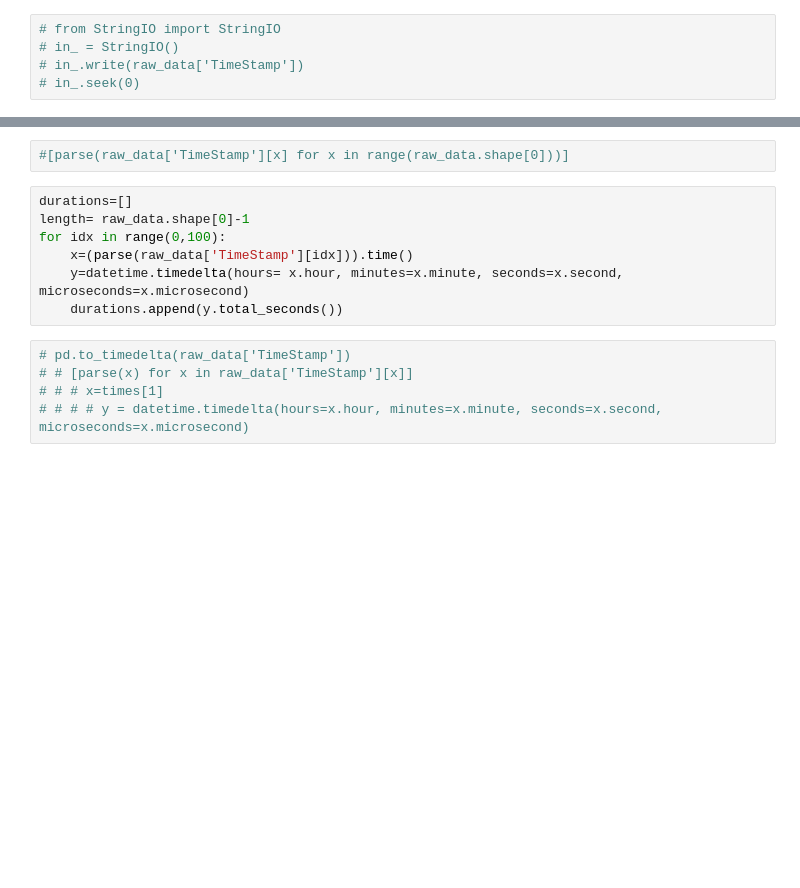
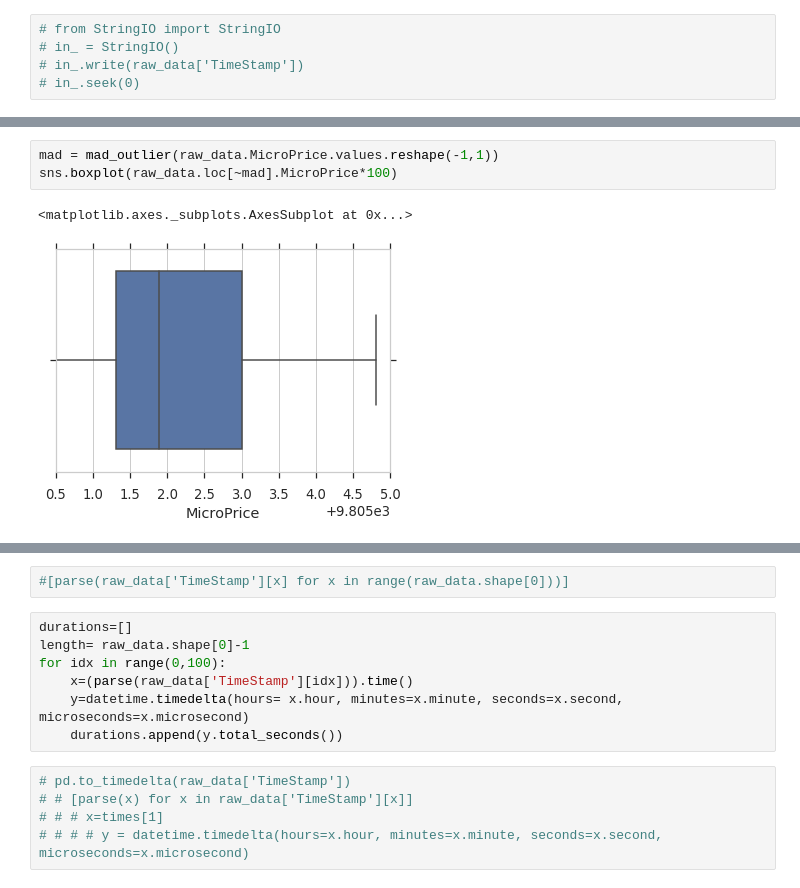
Before and after one commit to andreas-koukorinis/PaperCode, a Jupyter notebook: aknotebooks/stylized facts.ipynb, the cells around one changed output, grey strips where cells are left out. Cells and saved outputs as stored; diff of their text form; blank space fills up the shorter version.

```diff
--- a/aknotebooks/stylized facts.ipynb
+++ b/aknotebooks/stylized facts.ipynb
@@ -185,0 +192,6 @@ raw_data
+# %%
+mad = mad_outlier(raw_data.MicroPrice.values.reshape(-1,1))
+sns.boxplot(raw_data.loc[~mad].MicroPrice*100)
+# %% [output]
+<matplotlib.axes._subplots.AxesSubplot at 0x...>
+[figure, added]
```
Also changed, not shown: parts of 33 cells of this notebook.
